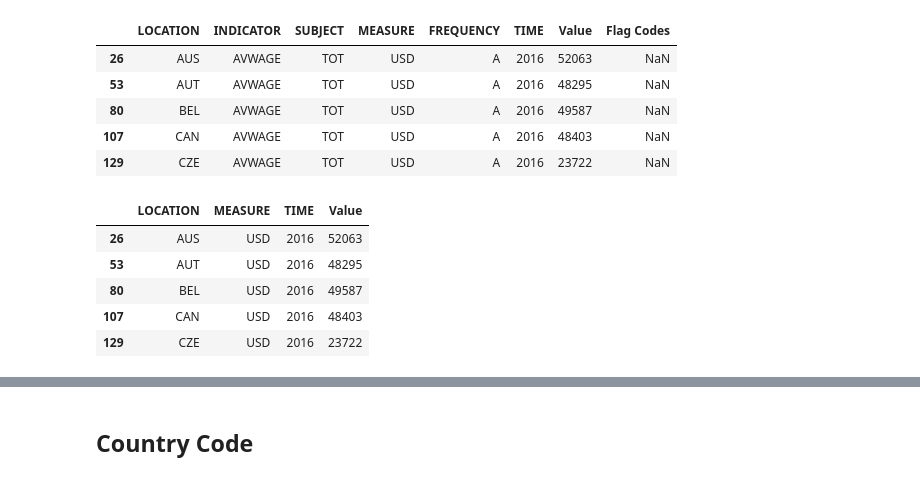
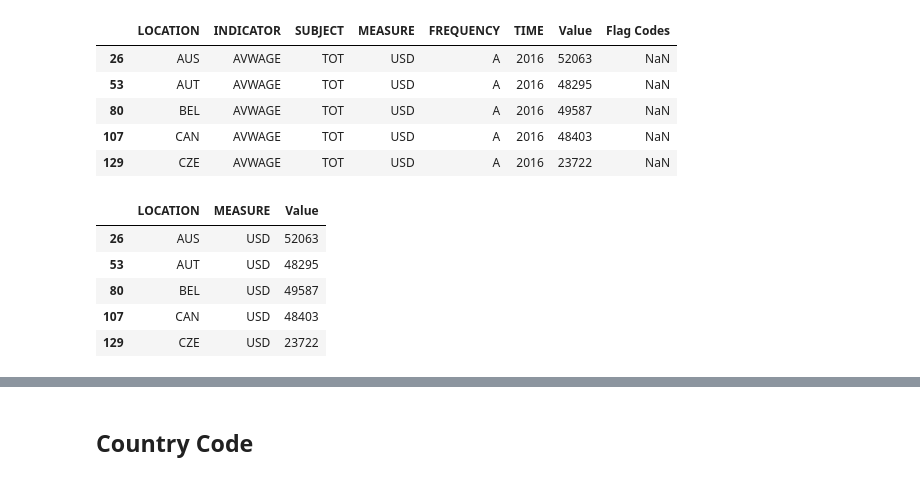
Before and after one commit to miiinaa223/ETL_Project, a Jupyter notebook: ETL Project.ipynb, the cells around one changed output, grey strips where cells are left out. Cells and saved outputs as stored; diff of their text form; code cells hidden in the pictures.

```diff
--- a/DatainPandas.ipynb
+++ b/ETL Project.ipynb
@@ -116,12 +140,12 @@ avg_wages_2016.head()
 | 107 | CAN | AVWAGE | TOT | USD | A | 2016 | 48403 | NaN |
 | 129 | CZE | AVWAGE | TOT | USD | A | 2016 | 23722 | NaN |
 # %%
-avf_wages_clean = avg_wages_2016[['LOCATION','MEASURE','TIME','Value']]
-avf_wages_clean.head()
+avg_wages_clean = avg_wages_2016[['LOCATION','MEASURE','Value']]
+avg_wages_clean.head()
 # %% [output]
-|  | LOCATION | MEASURE | TIME | Value |
-| 26 | AUS | USD | 2016 | 52063 |
-| 53 | AUT | USD | 2016 | 48295 |
-| 80 | BEL | USD | 2016 | 49587 |
-| 107 | CAN | USD | 2016 | 48403 |
-| 129 | CZE | USD | 2016 | 23722 |
+|  | LOCATION | MEASURE | Value |
+| 26 | AUS | USD | 52063 |
+| 53 | AUT | USD | 48295 |
+| 80 | BEL | USD | 49587 |
+| 107 | CAN | USD | 48403 |
+| 129 | CZE | USD | 23722 |
```
Also changed, not shown: parts of 17 cells of this notebook, 2 other files.
